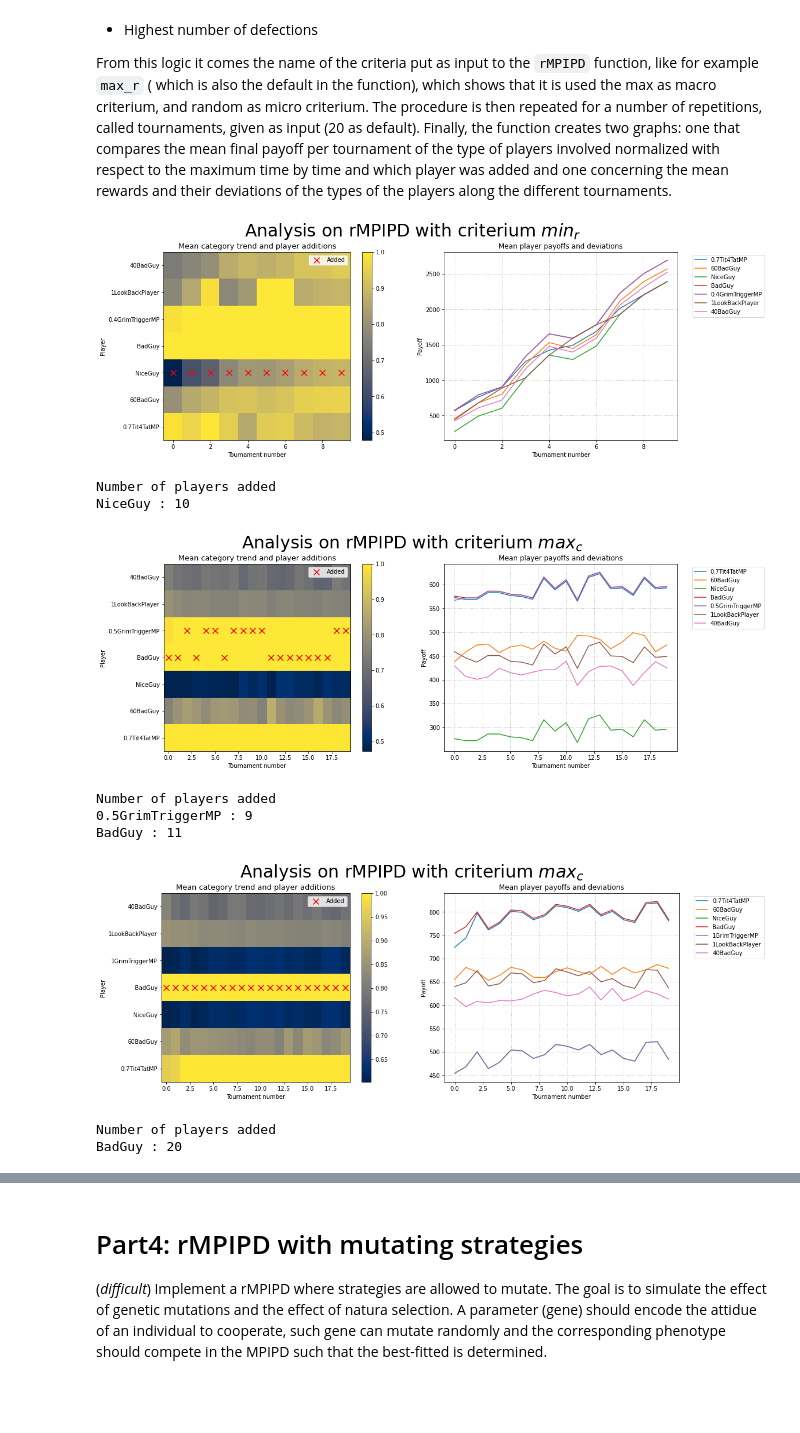
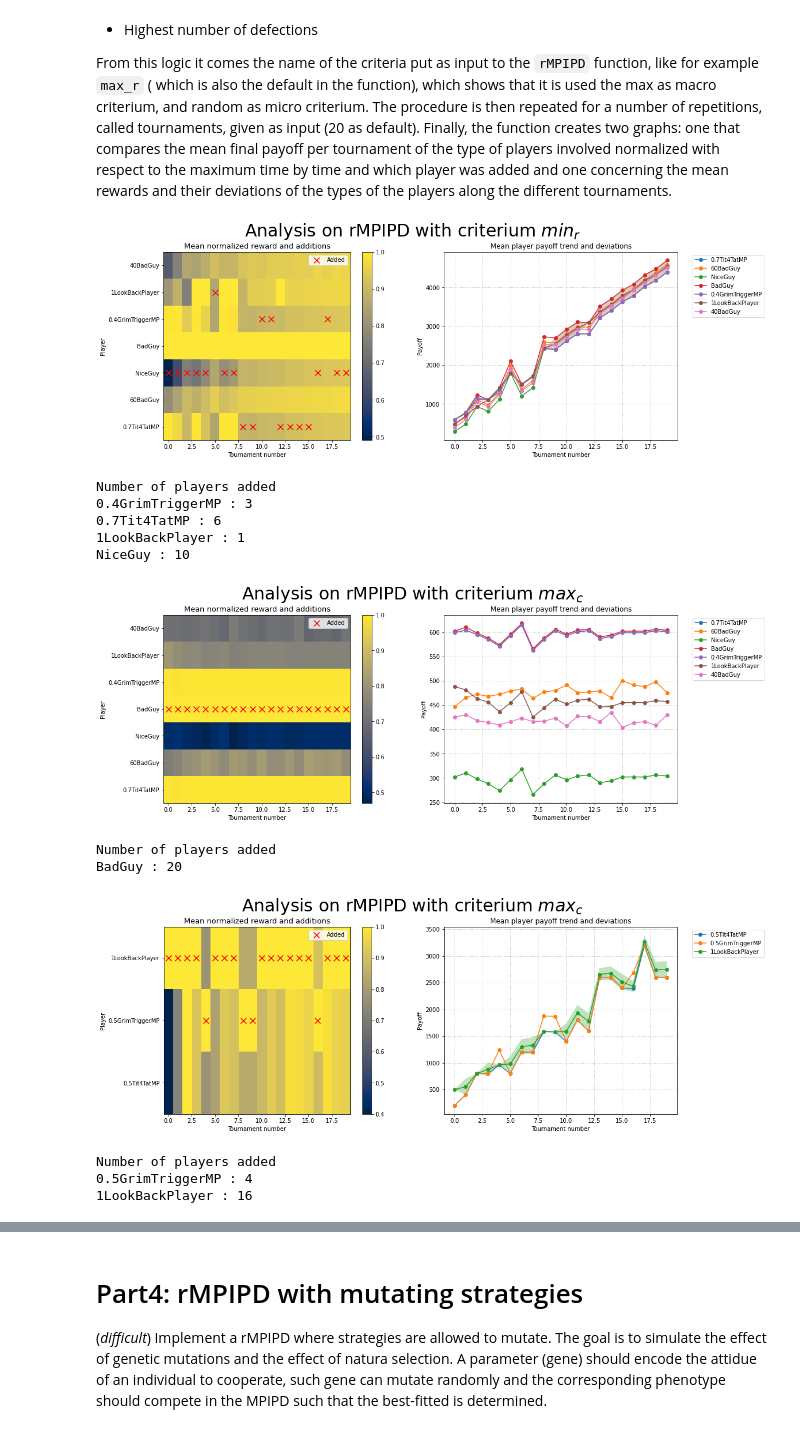
Before and after one commit to donaldssh/Iterative-Prisoners-Dilemma, a Jupyter notebook: Project.ipynb, the cells around one changed output, grey strips where cells are left out. Drawn from its saved outputs; the diff is of its cells as text; code cells hidden in the pictures; blank space fills up the shorter version.

```diff
--- a/Project.ipynb
+++ b/Project.ipynb
@@ -283,6 +283,7 @@ class GrimTriggerMP(Player):
         self.r_history = []
         self.move_history = []
         self.input_history = []
+        self.defected = False
 
 
 
@@ -1166,9 +1167,8 @@ def rMPIPD(P_list, criterium = "max_r", rep_num=20, iter_num=100):
     p_rewards_norm = np.empty((num_p,rep_num))
     for i in range(rep_num):
         p_rewards_norm[:,i] = np.array(tournaments_rewards[i].loc[:,'mean'])/np.max(np.array(tournaments_rewards[i].loc[:,'mean']))
-#         p_rewards_norm[:,i] = np.array(tournaments_rewards[i].iloc[:,'mean'])
 
-    # TODO axes labels!
+#     fig, ax = plt.subplots(2,1, figsize=(10,13))
     fig, ax = plt.subplots(1,2, figsize=(16,6))
     fig.suptitle('Analysis on rMPIPD with criterium $' + criterium + '$', fontsize=30, y=1)
     im = ax[0].imshow(p_rewards_norm, origin="lower", aspect='auto', cmap="cividis")
@@ -1178,7 +1178,7 @@ def rMPIPD(P_list, criterium = "max_r", rep_num=20, iter_num=100):
     ax[0].legend()
     ax[0].set_ylabel("Player")
     ax[0].set_xlabel("Tournament number")
-    ax[0].set_title("Mean category trend and player additions", fontsize=13)
+    ax[0].set_title("Mean normalized reward and additions", fontsize=13)
     plt.colorbar(im, ax=ax[0])
 
 
@@ -1189,13 +1189,14 @@ def rMPIPD(P_list, criterium = "max_r", rep_num=20, iter_num=100):
         for it in range(rep_num):
             mean = np.append(mean,tournaments_rewards[it].loc[lab,"mean"])
             std = np.append(std,tournaments_rewards[it].loc[lab,"std"])
-        ax[1].plot(mean,label=lab)
+        ax[1].plot(mean,label=lab, linestyle='-', marker='o')
         ax[1].fill_between(range(rep_num),mean-std,mean+std,alpha=0.3)
     ax[1].legend(bbox_to_anchor=(1.05,1))
+#     ax[1].legend(loc='upper left')
     ax[1].grid(linestyle=":")
     ax[1].set_ylabel("Payoff")
     ax[1].set_xlabel("Tournament number")
-    ax[1].set_title("Mean player payoffs and deviations")
+    ax[1].set_title("Mean player payoff trend and deviations")
     plt.show()
 
 
@@ -1207,48 +1208,47 @@ p1 = Tit4TatMP(0.7)
 p2 = KBadGuy(60)
 p3 = NiceGuy()
 p4 = BadGuy()
-
 p5 = GrimTriggerMP(0.4)
 p6 = LookBackPlayer(-1.5)
 p7 = KBadGuy(40)
 
 P = [p1, p2, p3, p4, p5, p6, p7]
 
-rMPIPD(P,"min_r",10)
+rMPIPD(P,"min_r")
 # %% [output]
-[figure, old version]
+[figure, new version]
 Number of players added
+0.4GrimTriggerMP : 3
+0.7Tit4TatMP : 6
+1LookBackPlayer : 1
 NiceGuy : 10
 # %%
 p1 = Tit4TatMP(0.7)
 p2 = KBadGuy(60)
 p3 = NiceGuy()
 p4 = BadGuy()
-p5 = GrimTriggerMP(0.5)
+p5 = GrimTriggerMP(0.4)
 p6 = LookBackPlayer(-1.5)
 p7 = KBadGuy(40)
 
 P = [p1, p2, p3, p4, p5, p6, p7]
 
 rMPIPD(P,"max_c")
-
-p1 = Tit4TatMP(0.7)
-p2 = KBadGuy(60)
-p3 = NiceGuy()
-p4 = BadGuy()
-p5 = GrimTriggerMP(1)
-p6 = LookBackPlayer(-1.5)
-p7 = KBadGuy(40)
-
-P = [p1, p2, p3, p4, p5, p6, p7]
-
-rMPIPD(P,"max_c")
 # %% [output]
-[figure, old version]
+[figure, new version]
 Number of players added
-0.5GrimTriggerMP : 9
-BadGuy : 11
+BadGuy : 20
-[figure, removed]
-Number of players added
-BadGuy : 20
+# %%
+p1 = Tit4TatMP(0.5)
+p2 = GrimTriggerMP(0.5)
+p3 = LookBackPlayer(-1.5, delta=1)
+
+P = [p1,p2,p3]
+
+rMPIPD(P,"max_c")
+# %% [output]
+[figure, added]
+Number of players added
+0.5GrimTriggerMP : 4
+1LookBackPlayer : 16
 # %%
```
Also changed, not shown: parts of 4 cells of this notebook.
